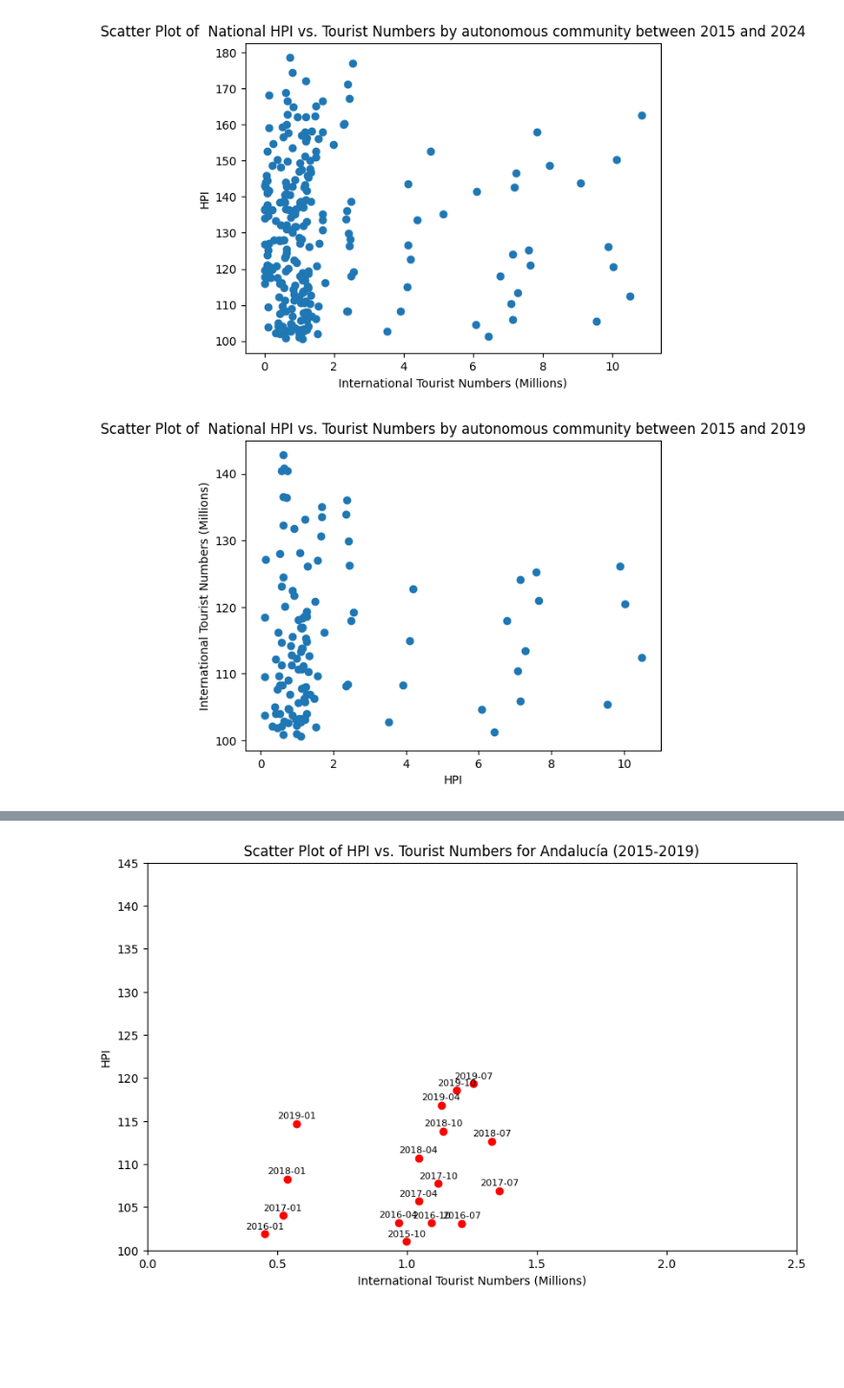
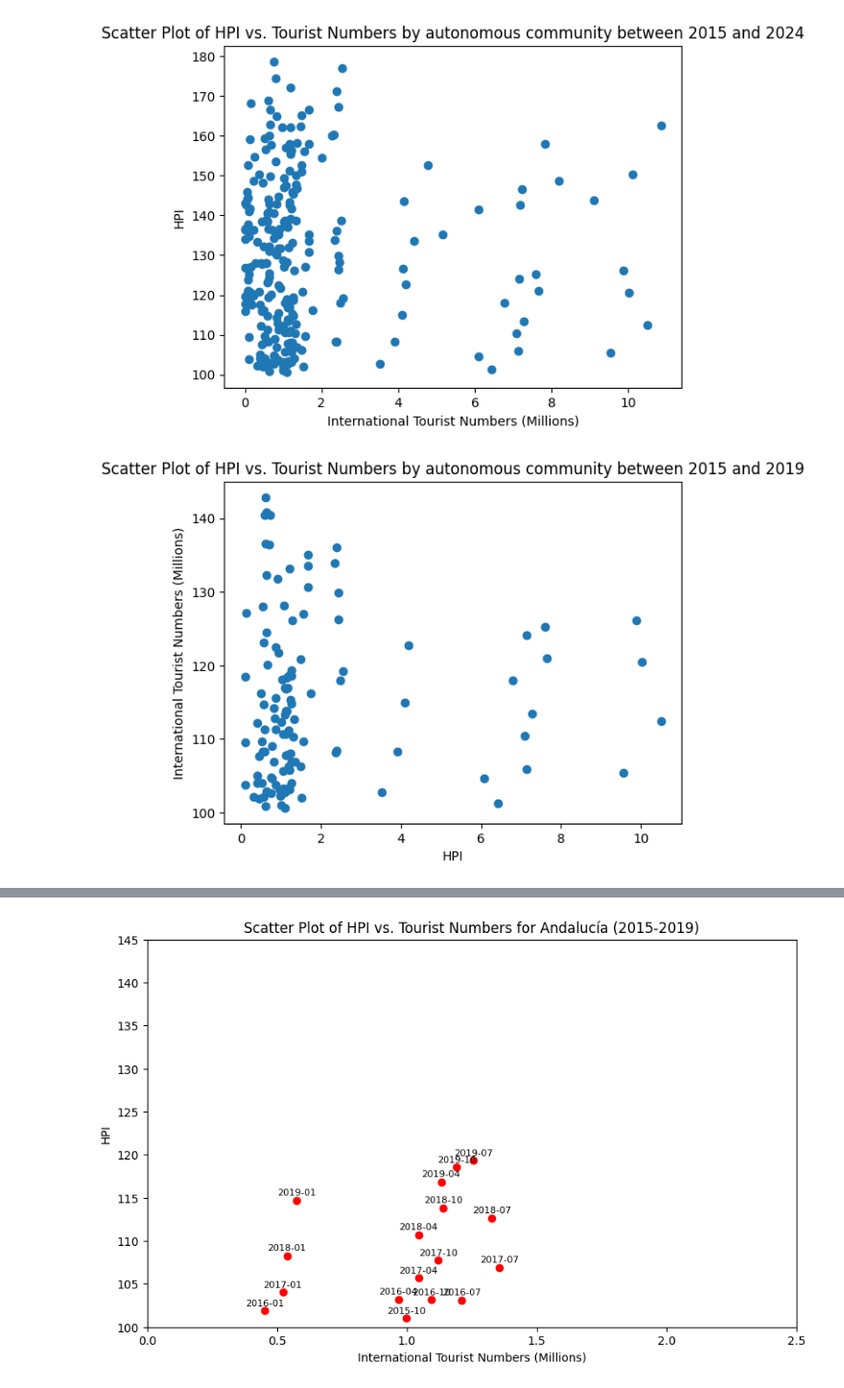
Before and after one commit to haruhiysd/QM-Group-Project, a Jupyter notebook: scatter_plots.ipynb, the cells around one changed output, grey strips where cells are left out. Shown at 96% size. Saved outputs shown, nothing was run; the diff lists cells and outputs as text; code cells hidden in the pictures; blank space fills up the shorter version.

```diff
--- a/scatter_plots.ipynb
+++ b/scatter_plots.ipynb
@@ -44,17 +43,16 @@ df_quarterly
 # %%
 import matplotlib.pyplot as plt
 
 plt.scatter(df_quarterly['Monthly_number_of_tourists_millions'], df_quarterly['HPI'])
 
 plt.xlabel('International Tourist Numbers (Millions)')
 plt.ylabel('HPI')
-plt.title('Scatter Plot of  National HPI vs. Tourist Numbers by autonomous community between 2015 and 2024')
+plt.title('Scatter Plot of HPI vs. Tourist Numbers by autonomous community between 2015 and 2024')
 
 plt.show()
 # %% [output]
-[figure, old version]
+[figure, new version]
 # %%
-
 #taking out covid outliers
 df_quarterly_no_covid = df_quarterly[df_quarterly['Period'].dt.year <= 2019]
 
@@ -62,11 +60,11 @@ plt.scatter(df_quarterly_no_covid['Monthly_number_of_tourists_millions'], df_qua
 
 plt.xlabel('HPI')
 plt.ylabel('International Tourist Numbers (Millions)')
-plt.title('Scatter Plot of  National HPI vs. Tourist Numbers by autonomous community between 2015 and 2019')
+plt.title('Scatter Plot of HPI vs. Tourist Numbers by autonomous community between 2015 and 2019')
 
 plt.show()
 # %% [output]
-[figure, old version]
+[figure, new version]
 # %%
 import matplotlib.pyplot as plt
 import numpy as np
```
Also changed, not shown: parts of 10 cells of this notebook.
